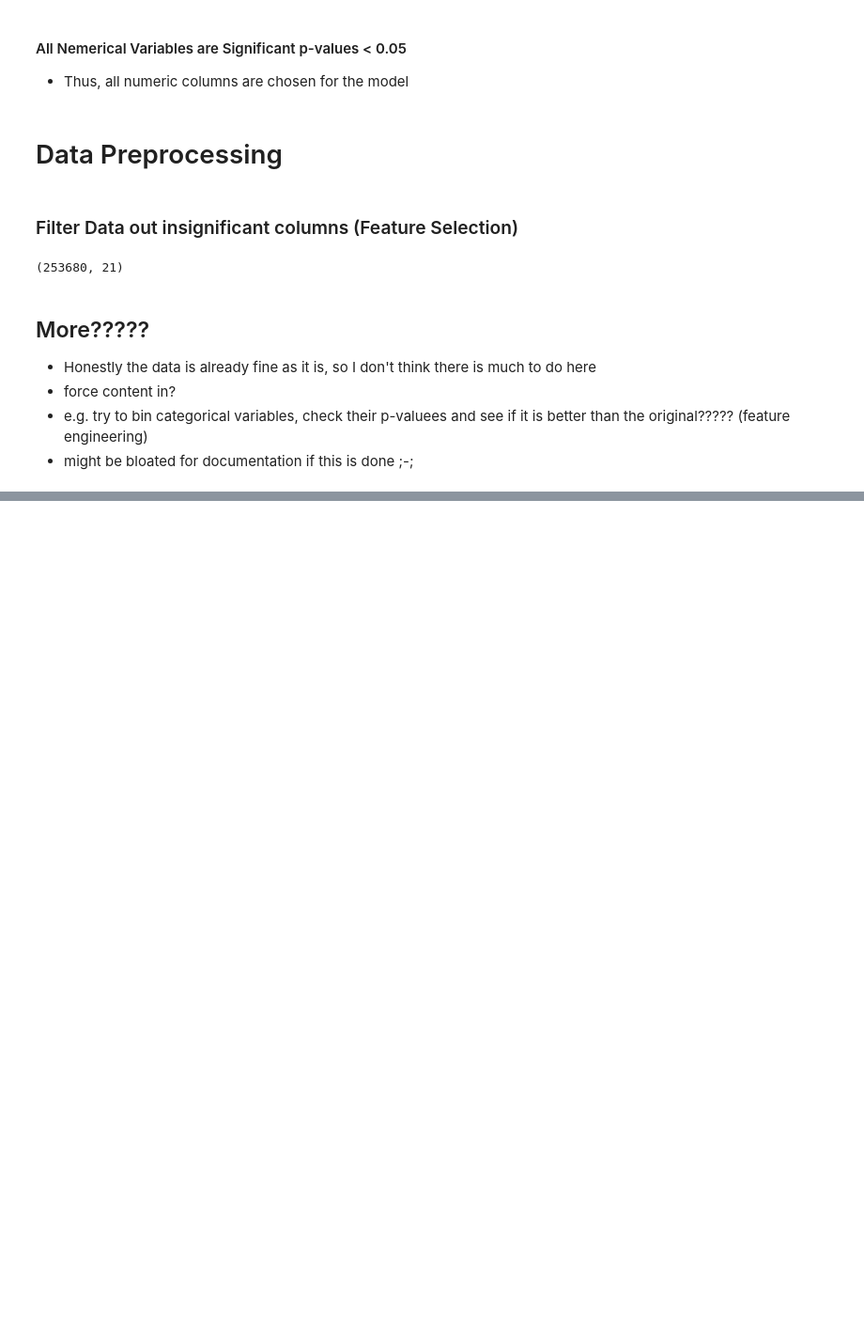
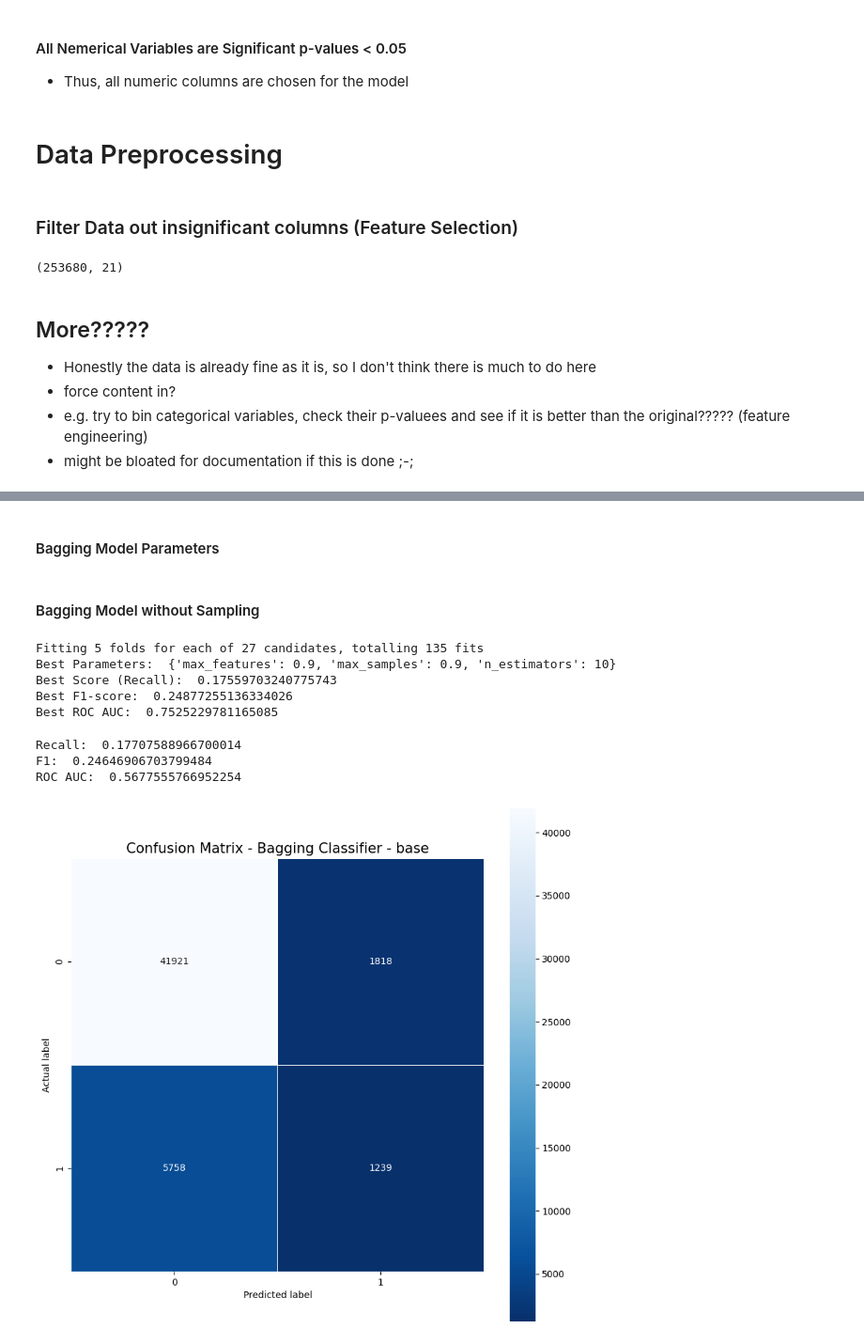
Before and after one commit to RileyLeo/Diabetes-Prediction-ML, a Jupyter notebook: notebook.ipynb, the cells around one changed output, grey strips where cells are left out. Shown at 94% size. Drawn from its saved outputs; the diff is of its cells as text; code cells hidden in the pictures; blank space fills up the shorter version.

Commit message:
sampling and bagging model

```diff
--- a/notebook.ipynb
+++ b/notebook.ipynb
@@ -898,0 +1001,56 @@ X_train, X_test, y_train, y_test = train_test_split(X_smote,y_smote, test_size=0
+# %% [markdown]
+#### Bagging Model Parameters
+# %%
+# Create a base classifier
+bagging_base_classifier = DecisionTreeClassifier()
+# Create a BaggingClassifier
+bagging_classifier = BaggingClassifier(bagging_base_classifier, random_state=42)
+
+# hyperparameter tuning dictionary for bagging classifier
+bagging_param_grid = {
+    'n_estimators': [10, 20, 30], # Number of base classifiers in the ensemble
+    'max_samples': [0.5, 0.7, 0.9], # Proportion of samples to draw from X to train each base classifier
+    'max_features': [0.5, 0.7, 0.9] # Proportion of features to draw from X to train each base classifier
+}
+# %% [markdown]
+#### Bagging Model without Sampling
+# %%
+base_bagging_grid_search = GridSearchCV(bagging_classifier
+                                        , bagging_param_grid
+                                        , cv = 5, scoring = scoring
+                                        , refit = 'recall'
+                                        , return_train_score = True
+                                        , n_jobs = -1 # Warning! This will use all available CPU cores
+                                        , verbose = 1)
+
+base_bagging_grid_search.fit(X_train, y_train)
+
+print("Best Parameters: ", base_bagging_grid_search.best_params_)
+print("Best Score (Recall): ", base_bagging_grid_search.best_score_)
+print("Best F1-score: ", base_bagging_grid_search.cv_results_['mean_test_f1'][base_bagging_grid_search.best_index_])
+print("Best ROC AUC: ", base_bagging_grid_search.cv_results_['mean_test_roc_auc'][base_bagging_grid_search.best_index_])
+
+base_best_bagging_classifier = base_bagging_grid_search.best_estimator_
+# %% [output]
+Fitting 5 folds for each of 27 candidates, totalling 135 fits
+Best Parameters:  {'max_features': 0.9, 'max_samples': 0.9, 'n_estimators': 10}
+Best Score (Recall):  0.17559703240775743
+Best F1-score:  0.24877255136334026
+Best ROC AUC:  0.7525229781165085
+# %%
+base_y_pred = base_best_bagging_classifier.predict(X_test)
+
+recall = recall_score(y_test, base_y_pred)
+f1 = f1_score(y_test, base_y_pred)
+roc_auc = roc_auc_score(y_test, base_y_pred)
+print("Recall: ", recall)
+print("F1: ", f1)
+print("ROC AUC: ", roc_auc)
+# %% [output]
+Recall:  0.17707588966700014
+F1:  0.24646906703799484
+ROC AUC:  0.5677555766952254
+# %%
+plot_confusion_matrix(y_test, base_y_pred, 'Confusion Matrix - Bagging Classifier - base')
+# %% [output]
+[figure, added]
```
Also changed, not shown: parts of 49 cells of this notebook.
